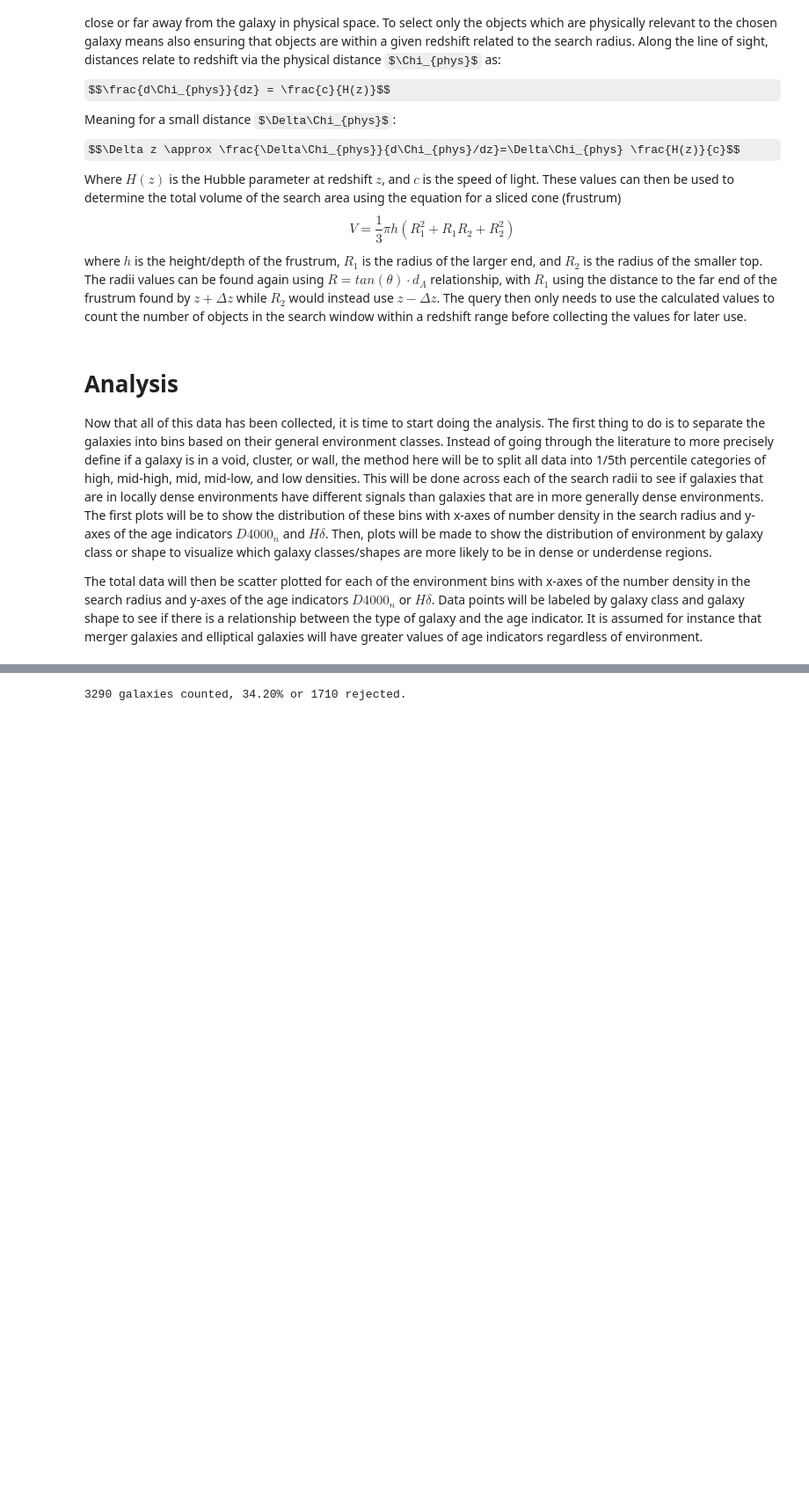
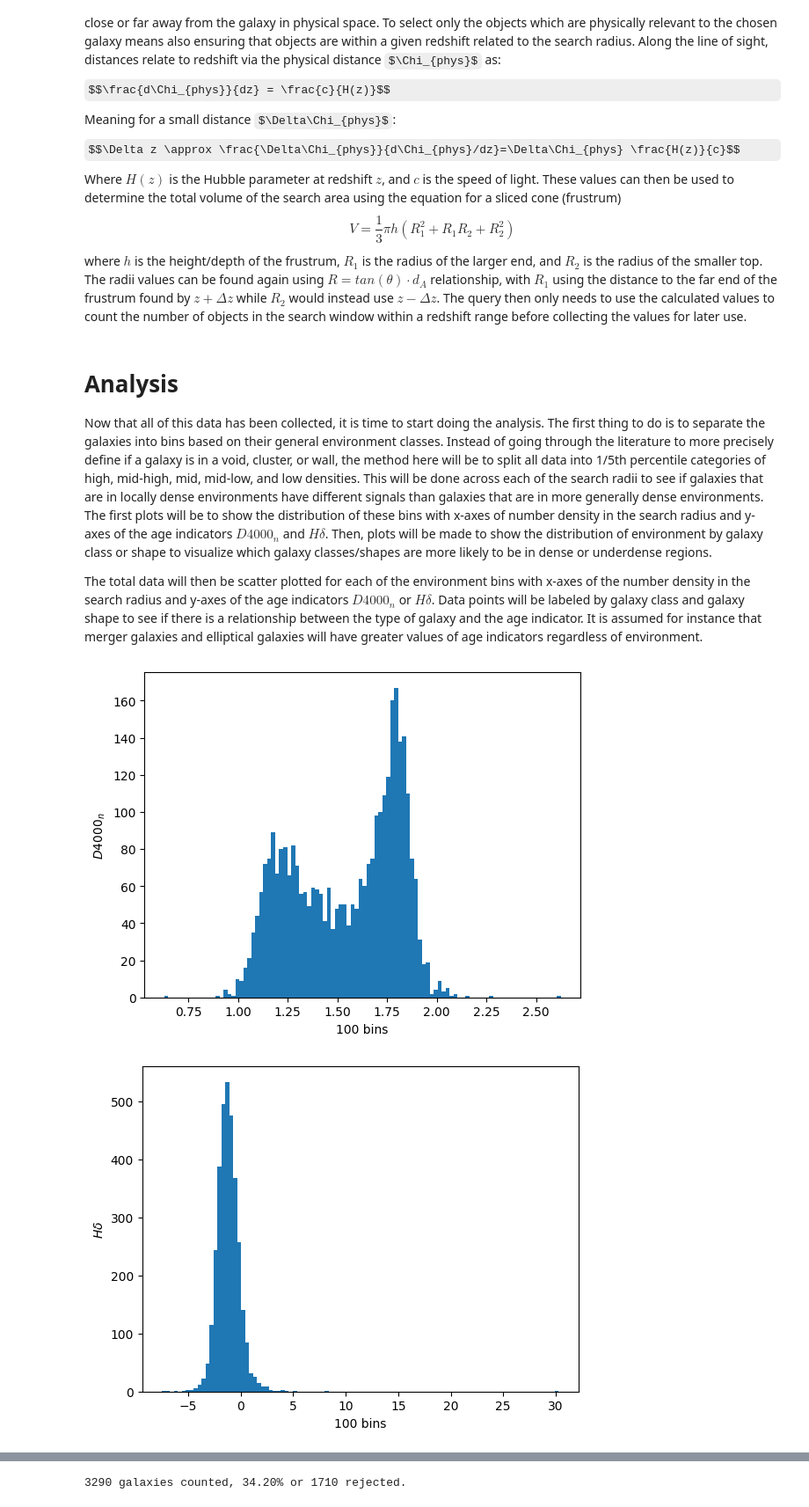
Before and after one commit to maraMaraschino/capstone-project, a Jupyter notebook: timescapes-notebook.ipynb, the cells around one changed output, grey strips where cells are left out. Shown at 88% size. Drawn from its saved outputs; the diff is of its cells as text; code cells hidden in the pictures; some formulas as TeX source; blank space fills up the shorter version.

Commit message:
Directly binning d4000n, hdelta, and density plots

```diff
--- a/timescapes-notebook.ipynb
+++ b/timescapes-notebook.ipynb
@@ -971,30 +971,65 @@ def plot_env_stats_by_type(dict_key, result):
         for entry in info['by_radius']:
             radii.append(entry['radius'])
             nnb_means.append(entry['values']['nnb_mean'])
             nnb_stds.append(entry['values']['nnb_std'])
             dens_means.append(entry['values']['dens_mean'])
             dens_stds.append(entry['values']['dens_std'])
 
         #ax1.plot(radii, nnb_means, marker='o', label=galaxy_class)
         ax1.plot(
             radii,
             nnb_means,
             label=galaxy_type
         )
         ax2.plot(
             radii,
             dens_means,
             label=galaxy_type
         )
 
     ax1.set_xlabel("Search radius (Mpc)")
     ax1.set_ylabel("Mean number of neighbors")
     #ax1.set_yscale('log')
     ax1.legend()
 
     ax2.set_xlabel("Search radius (Mpc)")
     ax2.set_ylabel(r"Mean number density (Galaxies/$Mpc^3$)")
     #ax2.set_yscale('log')
     fig.suptitle(f'Environment distribution by galaxy {dict_key[:-5]}.')
 
     plt.show()
+
+def set_bin_num_and_plot(dict_key, result, radius_index, bins=100):
+    class_or_shape_dict = result[dict_key]
+    D4000n_vals = []
+    h_delta_vals = []
+    dens_vals = []
+    for galaxy_type, data in class_or_shape_dict.items():
+        # Exclude rejected_galaxies:
+        if '?' in galaxy_type:
+            continue
+        for galaxy in data:
+            dens_vals.append(galaxy['densities'][radius_index])
+            D4000n_vals.append(galaxy['D4000n'])
+            h_delta_vals.append(galaxy['h_delta_EW'])
+
+    plt.hist(D4000n_vals, bins=bins)
+    plt.xlabel(f"{bins} bins")
+    plt.ylabel(r"$D4000_n$")
+    plt.show()
+
+    plt.hist(h_delta_vals, bins=bins)
+    plt.xlabel(f"{bins} bins")
+    plt.ylabel(r"$H\delta$")
+    plt.show()
+
+    plt.hist(dens_vals, bins=bins)
+    plt.xlabel(f"{bins} bins")
+    plt.ylabel(r"densities")
+    plt.show()
+
+
+set_bin_num_and_plot('class_dict', result, 3, bins=100)
+# %% [output]
+[figure, added]
+[figure, added]
```
Also changed, not shown: parts of 1 cell of this notebook.
